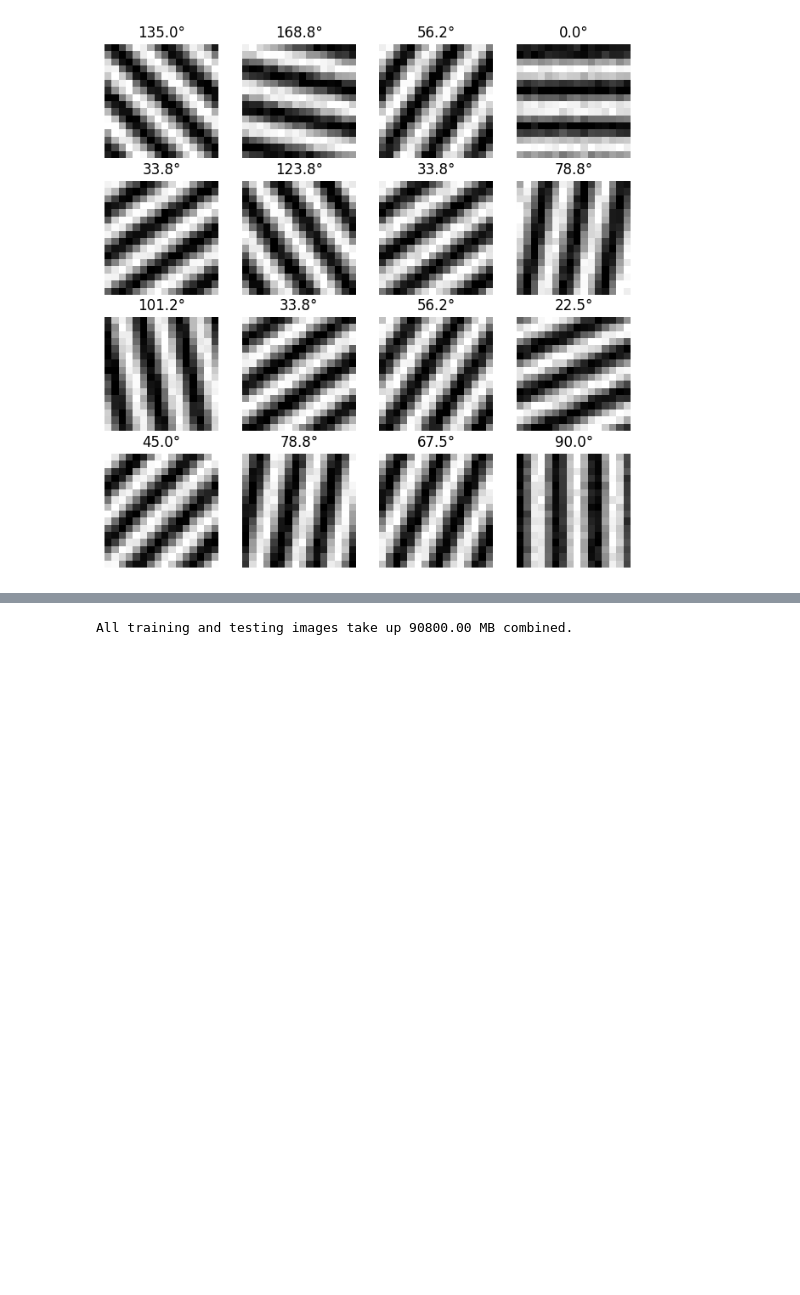
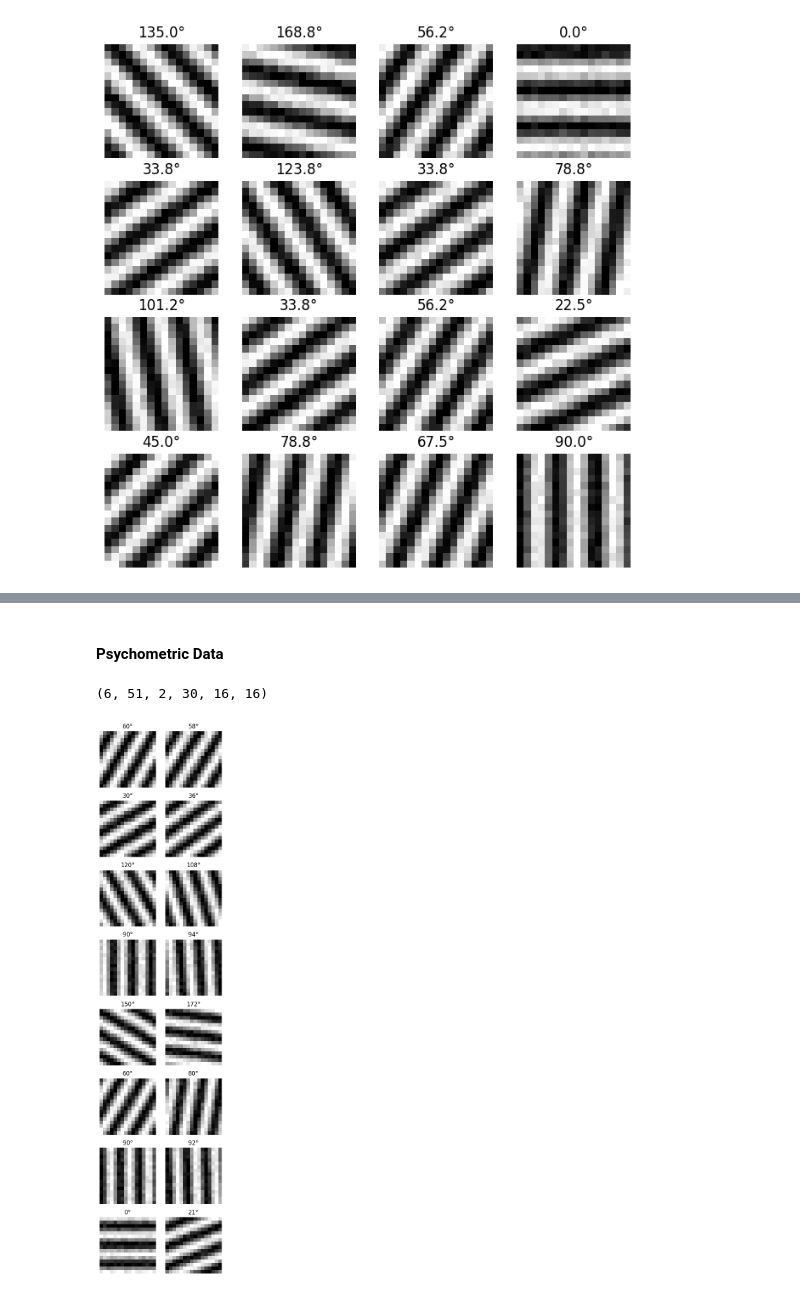
Before and after one commit to lmaccart/NEUR-416-Final, a Jupyter notebook: generate_grating.ipynb, the cells around one changed output, grey strips where cells are left out. Cells and saved outputs as stored; diff of their text form; code cells hidden in the pictures; blank space fills up the shorter version.

Commit message:
generate psychometric gratings

```diff
--- a/generate_grating.ipynb
+++ b/generate_grating.ipynb
@@ -91,7 +93,72 @@ for i in range(4):
 [figure]
 # %%
 sio.savemat('test_gratings.mat', {'images': test_imgs})
-# %%
-print(f'All training and testing images take up {(train_imgs.nbytes + test_imgs.nbytes) / (2 ** 10):.2f} MB combined.')
-# %% [output]
-All training and testing images take up 90800.00 MB combined.
+# %% [markdown]
+#### Psychometric Data
+# %%
+ref_angles = np.arange(0, 180, 30)
+delta_range = np.arange(-25, 26)
+n_psych_trials = 30
+
+all_oris = ref_angles[:, None] + delta_range[None, :]
+thetas = np.deg2rad(all_oris)
+
+x = np.arange(H)
+y = np.arange(W)
+X, Y = np.meshgrid(x, y, indexing='ij')
+
+cos_t = np.cos(thetas)[..., None, None]
+sin_t = np.sin(thetas)[..., None, None]
+
+A = 2 * np.pi * (cos_t * X[None, :, :] + sin_t * Y[None, :, :]) / period
+
+cosA = np.cos(A)
+sinA = np.sin(A)
+
+phases = np.random.rand(len(ref_angles), len(delta_range), n_psych_trials) * 2 * np.pi
+cphi = np.cos(phases)[..., None, None]
+sphi = np.sin(phases)[..., None, None]
+
+cosA_exp = cosA[:, :, None, :, :]
+sinA_exp = sinA[:, :, None, :, :]
+
+test_gratings = 0.5 * (1 + (cosA_exp * cphi - sinA_exp * sphi))
+
+ref_thetas = np.deg2rad(ref_angles)
+cos_ref = np.cos(ref_thetas)[:, None, None]
+sin_ref = np.sin(ref_thetas)[:, None, None]
+
+A_ref = 2 * np.pi * (cos_ref * X + sin_ref * Y) / period
+cosA_ref = np.cos(A_ref)
+sinA_ref = np.sin(A_ref)
+
+cosA_ref_exp = cosA_ref[:, None, None, :, :]
+sinA_ref_exp = sinA_ref[:, None, None, :, :]
+
+ref_gratings = 0.5 * (1 + (cosA_ref_exp * cphi - sinA_ref_exp * sphi))
+
+pair_gratings = np.stack([ref_gratings, test_gratings], axis=2)
+print(pair_gratings.shape)
+
+noise = np.random.normal(0, 0.05, size=(len(ref_angles), len(delta_range), 2, n_psych_trials, H, W))
+psych_imgs = np.clip(pair_gratings + noise, 0, 1)
+
+fig, axs = plt.subplots(8, 2, figsize=(4, 16))
+for i in range(8):
+    ref_ind = np.random.randint(len(psych_imgs))
+    ref_ori = ref_angles[ref_ind]
+    delta_ind = np.random.randint(len(delta_range))
+    test_ori = ref_ori + delta_range[delta_ind]
+    ref_img = psych_imgs[ref_ind, delta_ind, 0, 0]
+    test_img = psych_imgs[ref_ind, delta_ind, 1, 0]
+    axs[i, 0].imshow(ref_img, cmap='gray')
+    axs[i, 0].axis('off')
+    axs[i, 0].set_title(f'{ref_ori}°')
+    axs[i, 1].imshow(test_img, cmap='gray')
+    axs[i, 1].axis('off')
+    axs[i, 1].set_title(f'{test_ori}°')
+fig.tight_layout()
+plt.show()
+# %% [output]
+(6, 51, 2, 30, 16, 16)
+[figure, added]
```
Also changed, not shown: parts of 6 cells of this notebook, 1 other file.
